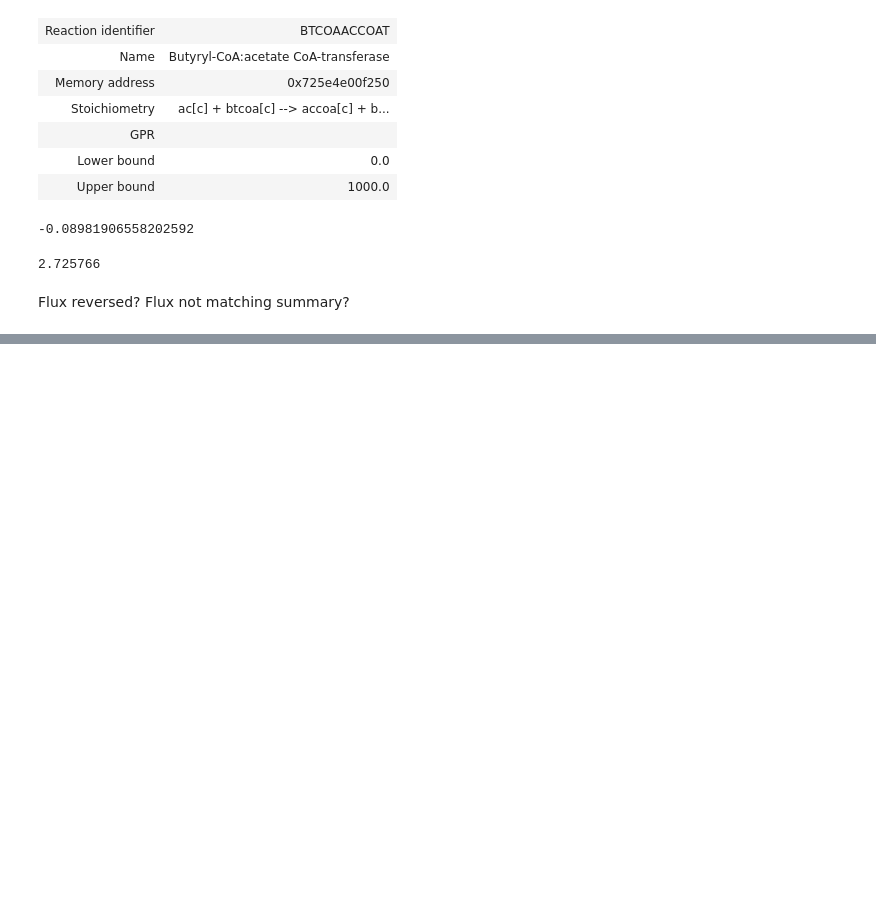
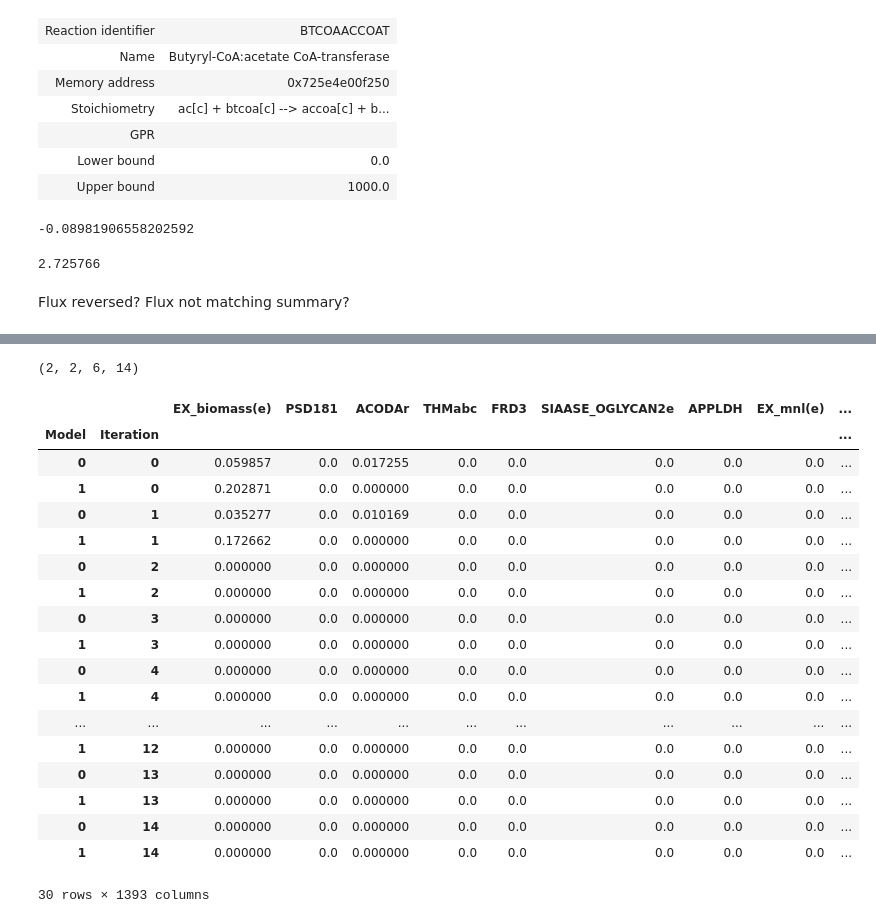
Before and after one commit to RSiegel03/giFBA, a Jupyter notebook: Examples/test_code 1.ipynb, the cells around one changed output, grey strips where cells are left out. Cells and saved outputs as stored; diff of their text form; code cells hidden in the pictures; blank space fills up the shorter version.

Commit message:
messing with new converge method

```diff
--- a/Examples/test_code 1.ipynb
+++ b/Examples/test_code 1.ipynb
@@ -253,0 +322,11 @@ Flux reversed? Flux not matching summary?
+# %%
+# initialize community
+community_1 = gifba.gifbaObject([m1, m2], media, rel_abund=[0.5, 0.5], convergence_tradeoff=1)
+community_075 = gifba.gifbaObject([m1, m2], media, rel_abund=[0.5, 0.5], convergence_tradeoff=0.75)
+community_05 = gifba.gifbaObject([m1, m2], media, rel_abund=[0.5, 0.5], convergence_tradeoff=0.5)
+community_025 = gifba.gifbaObject([m1, m2], media, rel_abund=[0.5, 0.5], convergence_tradeoff=0.25)
+# run iterations
+media_flux_1, org_flux_1 = community_1.run_gifba(iters=15, method="pfba", early_stop=True, v=False)
+media_flux_075, org_flux_075 = community_075.run_gifba(iters=15, method="pfba", early_stop=True, v=False)
+media_flux_05, org_flux_05 = community_05.run_gifba(iters=15, method="pfba", early_stop=True, v=False)
+media_flux_025, org_flux_025 = community_025.run_gifba(iters=15, method="pfba", early_stop=True, v=False)
@@ -253,0 +366,26 @@ Flux reversed? Flux not matching summary?
+# %%
+community_1.iter_converged, community_075.iter_converged, community_05.iter_converged, community_025.iter_converged
+# %% [output]
+(2, 2, 6, 14)
+# %%
+community_075.org_fluxes
+# %% [output]
+|  |  | EX_biomass(e) | PSD181 | ACODAr | THMabc | FRD3 | SIAASE_OGLYCAN2e | APPLDH | EX_mnl(e) | ... |
+| Model | Iteration |  |  |  |  |  |  |  |  | ... |
+| 0 | 0 | 0.059857 | 0.0 | 0.017255 | 0.0 | 0.0 | 0.0 | 0.0 | 0.0 | ... |
+| 1 | 0 | 0.202871 | 0.0 | 0.000000 | 0.0 | 0.0 | 0.0 | 0.0 | 0.0 | ... |
+| 0 | 1 | 0.035277 | 0.0 | 0.010169 | 0.0 | 0.0 | 0.0 | 0.0 | 0.0 | ... |
+| 1 | 1 | 0.172662 | 0.0 | 0.000000 | 0.0 | 0.0 | 0.0 | 0.0 | 0.0 | ... |
+| 0 | 2 | 0.000000 | 0.0 | 0.000000 | 0.0 | 0.0 | 0.0 | 0.0 | 0.0 | ... |
+| 1 | 2 | 0.000000 | 0.0 | 0.000000 | 0.0 | 0.0 | 0.0 | 0.0 | 0.0 | ... |
+| 0 | 3 | 0.000000 | 0.0 | 0.000000 | 0.0 | 0.0 | 0.0 | 0.0 | 0.0 | ... |
+| 1 | 3 | 0.000000 | 0.0 | 0.000000 | 0.0 | 0.0 | 0.0 | 0.0 | 0.0 | ... |
+| 0 | 4 | 0.000000 | 0.0 | 0.000000 | 0.0 | 0.0 | 0.0 | 0.0 | 0.0 | ... |
+| 1 | 4 | 0.000000 | 0.0 | 0.000000 | 0.0 | 0.0 | 0.0 | 0.0 | 0.0 | ... |
+| ... | ... | ... | ... | ... | ... | ... | ... | ... | ... | ... |
+| 1 | 12 | 0.000000 | 0.0 | 0.000000 | 0.0 | 0.0 | 0.0 | 0.0 | 0.0 | ... |
+| 0 | 13 | 0.000000 | 0.0 | 0.000000 | 0.0 | 0.0 | 0.0 | 0.0 | 0.0 | ... |
+| 1 | 13 | 0.000000 | 0.0 | 0.000000 | 0.0 | 0.0 | 0.0 | 0.0 | 0.0 | ... |
+| 0 | 14 | 0.000000 | 0.0 | 0.000000 | 0.0 | 0.0 | 0.0 | 0.0 | 0.0 | ... |
+| 1 | 14 | 0.000000 | 0.0 | 0.000000 | 0.0 | 0.0 | 0.0 | 0.0 | 0.0 | ... |
+30 rows × 1393 columns
```
Also changed, not shown: parts of 7 cells of this notebook, 1 other file.
